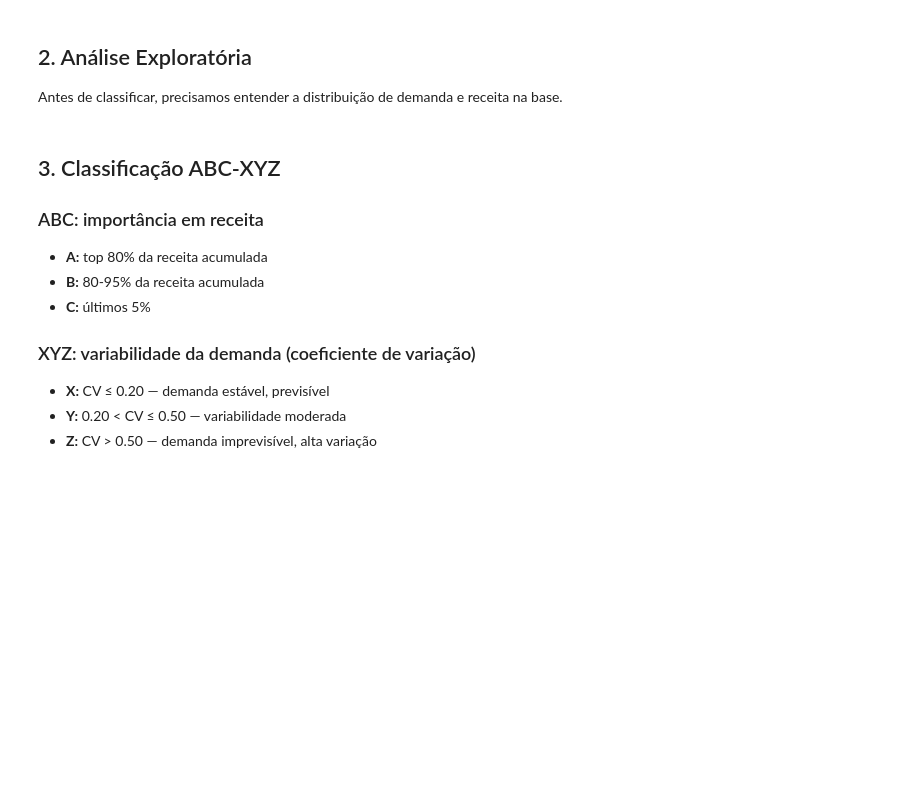
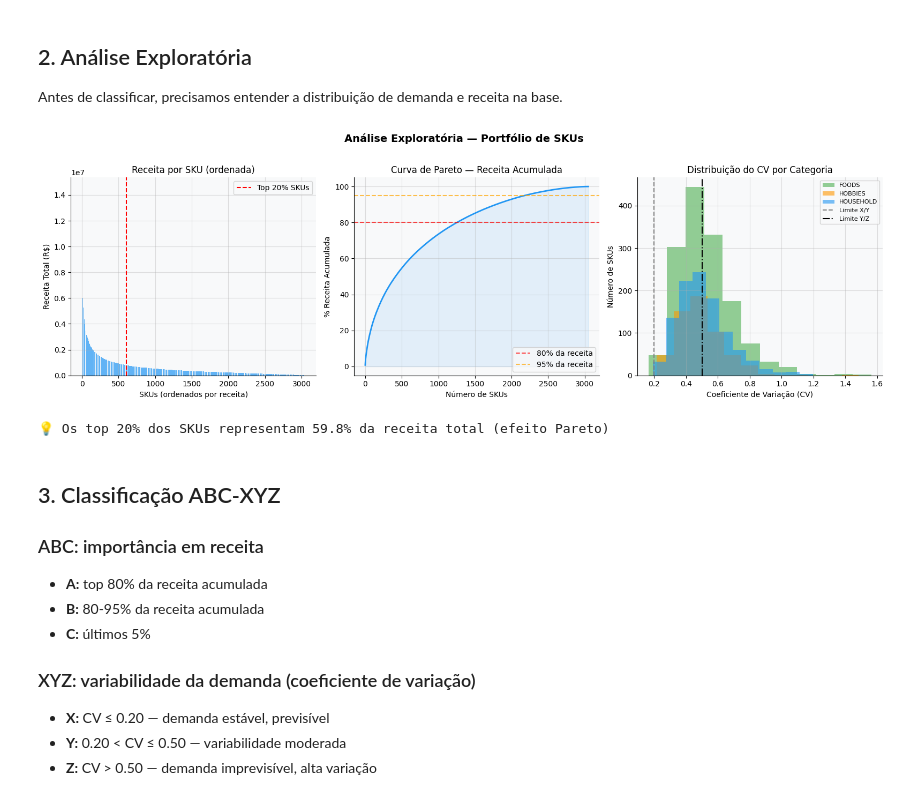
Before and after one commit to petrugeral/Real_world_DS_Stock, a Jupyter notebook: ep01_notebook.ipynb, the cells around one changed output. Drawn from its saved outputs; the diff is of its cells as text; code cells hidden in the pictures; blank space fills up the shorter version.

```diff
--- a/ep01_notebook.ipynb
+++ b/ep01_notebook.ipynb
@@ -90,3 +87,5 @@ calendar.head(20)
 | 17 | 2011-02-15 | 11103 | Tuesday | 4 | 2 | 2011 | d_18 | NaN | NaN | ... |
 | 18 | 2011-02-16 | 11103 | Wednesday | 5 | 2 | 2011 | d_19 | NaN | NaN | ... |
 | 19 | 2011-02-17 | 11103 | Thursday | 6 | 2 | 2011 | d_20 | NaN | NaN | ... |
+# %%
+calendar['d'] = calendar['d'].astype('category')
@@ -92,0 +106,2 @@ calendar.head(20)
+# %%
+sales.drop(columns='id',inplace=True)
@@ -182,0 +181,9 @@ resumo = sales_long.groupby('item_id').agg(
+# %%
+#Convertendo os nomes das colunas para Português
+df_total_sales.rename(columns={
+                            'item_id': 'sku',
+                            'store_id':'loja',
+                            'dept_id':'departamento',
+                            'cat_id':'categoria',
+                            'state_id':'estado'
+                            },inplace=True)
@@ -189,7 +205,7 @@ fig, axes = plt.subplots(1, 3, figsize=(16, 5))
 fig.suptitle('Análise Exploratória — Portfólio de SKUs', fontsize=14, fontweight='bold', y=1.02)
 
 # Receita total por SKU (distribuição)
-receita_sku = df.groupby('sku')['receita'].sum().sort_values(ascending=False)
+receita_sku = df_total_sales.groupby('sku')['receita'].sum().sort_values(ascending=False)
 axes[0].bar(range(len(receita_sku)), receita_sku.values, color='#2196F3', alpha=0.7)
 axes[0].set_title('Receita por SKU (ordenada)')
 axes[0].set_xlabel('SKUs (ordenados por receita)')
@@ -198,37 +214,46 @@ axes[0].axvline(x=len(receita_sku)*0.2, color='red', linestyle='--', label='Top
 axes[0].legend()
 
 # Curva de Pareto
 receita_acum = receita_sku.cumsum() / receita_sku.sum() * 100
 axes[1].plot(range(len(receita_acum)), receita_acum.values, color='#2196F3', linewidth=2)
 axes[1].axhline(y=80, color='red', linestyle='--', alpha=0.7, label='80% da receita')
 axes[1].axhline(y=95, color='orange', linestyle='--', alpha=0.7, label='95% da receita')
 axes[1].fill_between(range(len(receita_acum)), receita_acum.values, alpha=0.1, color='#2196F3')
 axes[1].set_title('Curva de Pareto — Receita Acumulada')
 axes[1].set_xlabel('Número de SKUs')
 axes[1].set_ylabel('% Receita Acumulada')
 axes[1].legend()
 
 # Distribuição do CV por categoria
-cv_sku = df.groupby(['sku', 'categoria'])['demanda'].agg(['mean', 'std']).reset_index()
+cv_sku = df_total_sales.groupby(['sku', 'categoria'])['demanda'].agg(['mean', 'std']).reset_index()
 cv_sku['cv'] = cv_sku['std'] / cv_sku['mean']
 
-cores_cat = {'uso_continuo': '#4CAF50', 'analgesicos': '#FF9800', 'sazonal_nicho': '#F44336'}
-for cat, grupo in cv_sku.groupby('categoria'):
-    axes[2].hist(grupo['cv'], bins=12, alpha=0.6, color=cores_cat[cat], label=cat)
+cores_cat = {
+    'FOODS': '#4CAF50',
+    'HOBBIES': '#FF9800',
+    'HOUSEHOLD': '#2196F3'
+}
+cores_padrao = ['#4CAF50', '#FF9800', '#F44336', '#2196F3', '#9C27B0']
+for i, (cat, grupo) in enumerate(cv_sku.groupby('categoria')):
+    cor = cores_cat.get(cat, cores_padrao[i % len(cores_padrao)])
+    axes[2].hist(grupo['cv'], bins=12, alpha=0.6, color=cor, label=cat)
 axes[2].axvline(x=0.20, color='gray', linestyle='--', label='Limite X/Y')
 axes[2].axvline(x=0.50, color='black', linestyle='-.', label='Limite Y/Z')
 axes[2].set_title('Distribuição do CV por Categoria')
 axes[2].set_xlabel('Coeficiente de Variação (CV)')
 axes[2].set_ylabel('Número de SKUs')
 axes[2].legend(fontsize=8)
 
 plt.tight_layout()
 plt.savefig('eda_portfolio.png', dpi=150, bbox_inches='tight')
 plt.show()
 
 # Insight chave
 top20_pct = receita_acum.iloc[int(len(receita_acum)*0.2)]
 print(f'\n💡 Os top 20% dos SKUs representam {top20_pct:.1f}% da receita total (efeito Pareto)')
+# %% [output]
+[figure, added]
+💡 Os top 20% dos SKUs representam 59.8% da receita total (efeito Pareto)
 # %% [markdown]
 ## 3. Classificação ABC-XYZ
 
```
Also changed, not shown: parts of 24 cells of this notebook, 4 other files.
